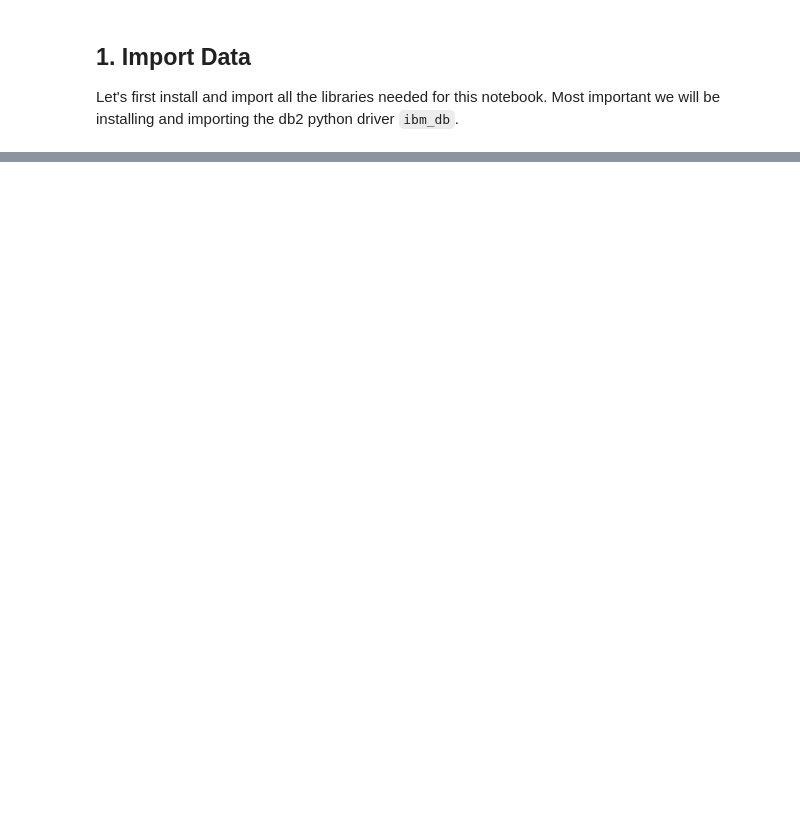
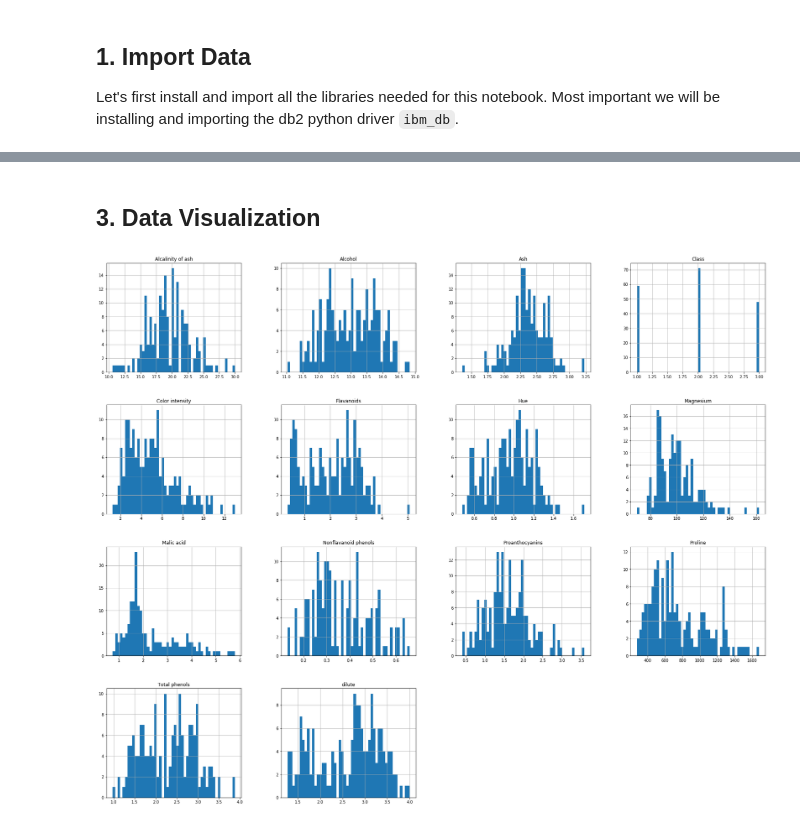
Before and after one commit to rohithravin/Db2-Samples, a Jupyter notebook: Db2 Sample For Tensorflow.ipynb, the cells around one changed output, grey strips where cells are left out. Cells and saved outputs as stored; diff of their text form; code cells hidden in the pictures; blank space fills up the shorter version.

```diff
--- a/Db2 Sample For Tensorflow.ipynb
+++ b/Db2 Sample For Tensorflow.ipynb
@@ -43,0 +34,3 @@ wine.head()
+# %%
+colnames = ['Class','Alcohol','Malic acid','Ash','Alcalinity of ash','Magnesium','Total phenols','Flavanoids','Nonflavanoid phenols','Proanthocyanins','Color intensity','Hue','dilute','Proline']
+wine = pd.read_csv('data/wine.data', names = colnames,index_col = False)
@@ -43,0 +131,7 @@ wine.head()
+# %% [markdown]
+## 3. Data Visualization
+# %%
+wine.hist(bins=50, figsize=(30,25))
+plt.show()
+# %% [output]
+[figure, added]
```
Also changed, not shown: parts of 25 cells of this notebook, 2 other files.
